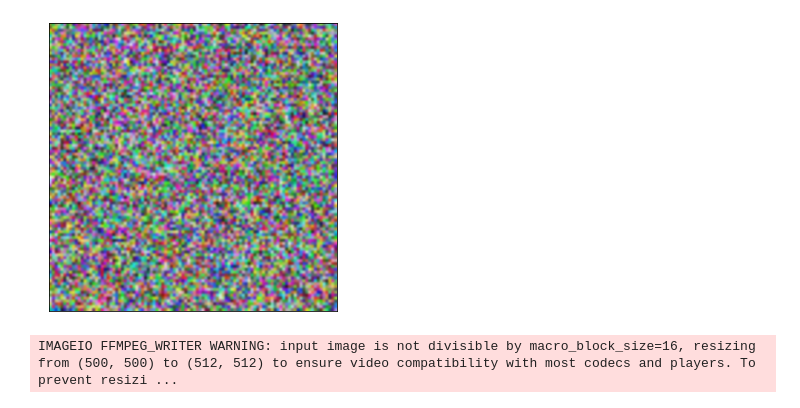
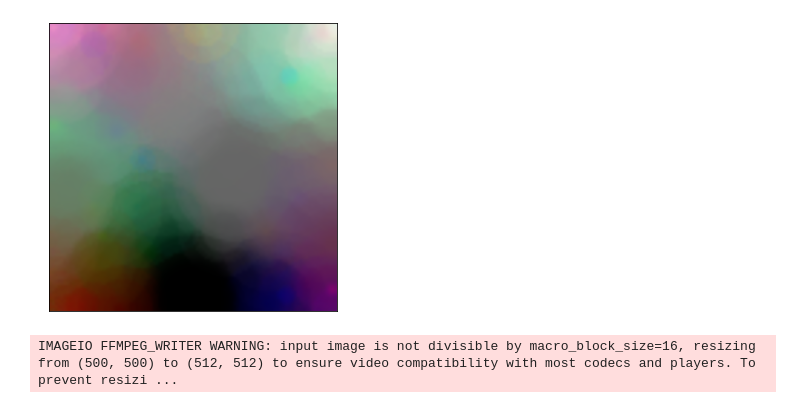
Before and after one commit to gampixi/DID305-MD3, a Jupyter notebook: visualize.ipynb, the cells around one changed output. Cells and saved outputs as stored; diff of their text form; code cells hidden in the pictures.

```diff
--- a/visualize.ipynb
+++ b/visualize.ipynb
@@ -83,7 +84,7 @@ def som_animation(image_list, frames_per_second=30, seconds_per_epoch=1):
     #p.stdin.close()
     #p.wait()
 # %%
-list_x = [random_image(100) for i in range(2)]
-plot_som(list_x[0])
+#list_x = [random_image(100) for i in range(2)]
+plot_som(list_x[50])
 # %% [output]
-[figure, old version]
+[figure, new version]
```
Also changed, not shown: parts of 2 cells of this notebook, 2 other files.
